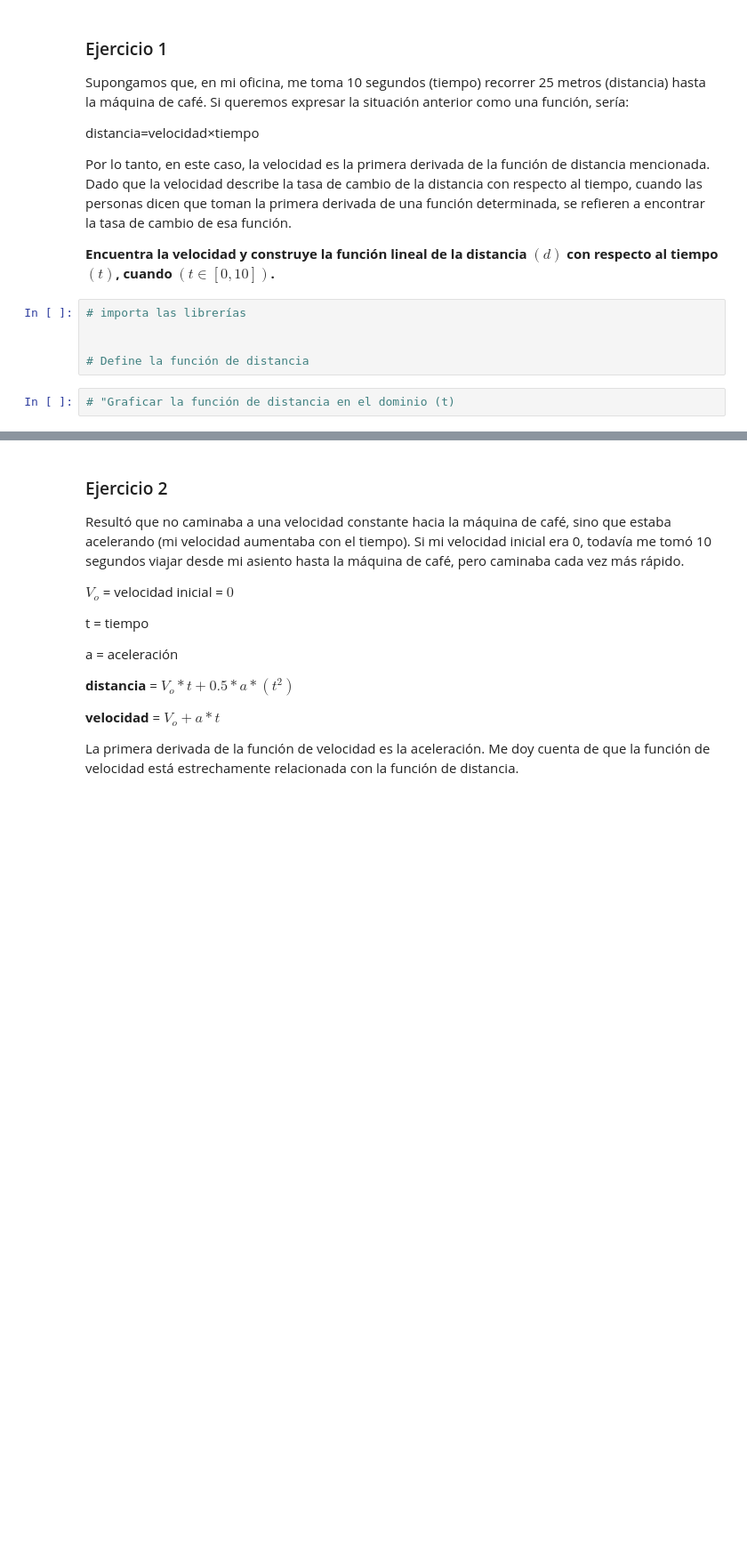
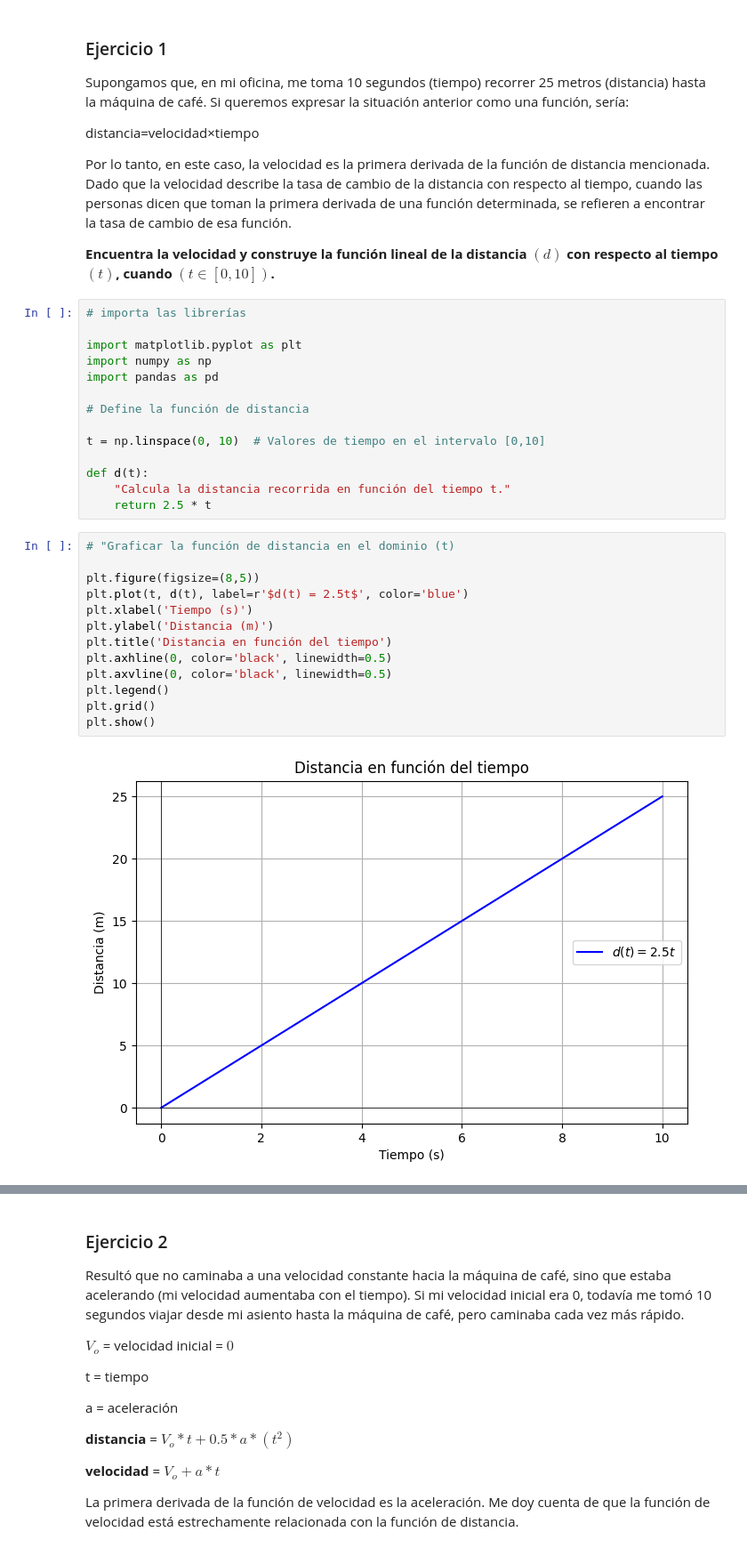
Before and after one commit to 4GeeksAcademy/efrainnalmeida-calculus-and-algebra-problems-with-python, a Jupyter notebook: notebook/problems.es.ipynb, the cells around one changed output, grey strips where cells are left out. Shown: that part at 89% size. Cells and saved outputs as stored; diff of their text form; blank space fills up the shorter version.

```diff
--- a/notebook/problems.es.ipynb
+++ b/notebook/problems.es.ipynb
@@ -24,9 +24,31 @@ Por lo tanto, en este caso, la velocidad es la primera derivada de la función d
 # %%
 # importa las librerías
 
+import matplotlib.pyplot as plt
+import numpy as np
+import pandas as pd
 
 # Define la función de distancia
+
+t = np.linspace(0, 10)  # Valores de tiempo en el intervalo [0,10]
+
+def d(t):
+    "Calcula la distancia recorrida en función del tiempo t."
+    return 2.5 * t
 # %%
 # "Graficar la función de distancia en el dominio (t)
+
+plt.figure(figsize=(8,5))
+plt.plot(t, d(t), label=r'$d(t) = 2.5t$', color='blue')
+plt.xlabel('Tiempo (s)')
+plt.ylabel('Distancia (m)')
+plt.title('Distancia en función del tiempo')
+plt.axhline(0, color='black', linewidth=0.5)
+plt.axvline(0, color='black', linewidth=0.5)
+plt.legend()
+plt.grid()
+plt.show()
+# %% [output]
+[figure, added]
 # %%
 # Crea un DataFrame
```
Also changed, not shown: parts of 14 cells of this notebook, 17 other files.
